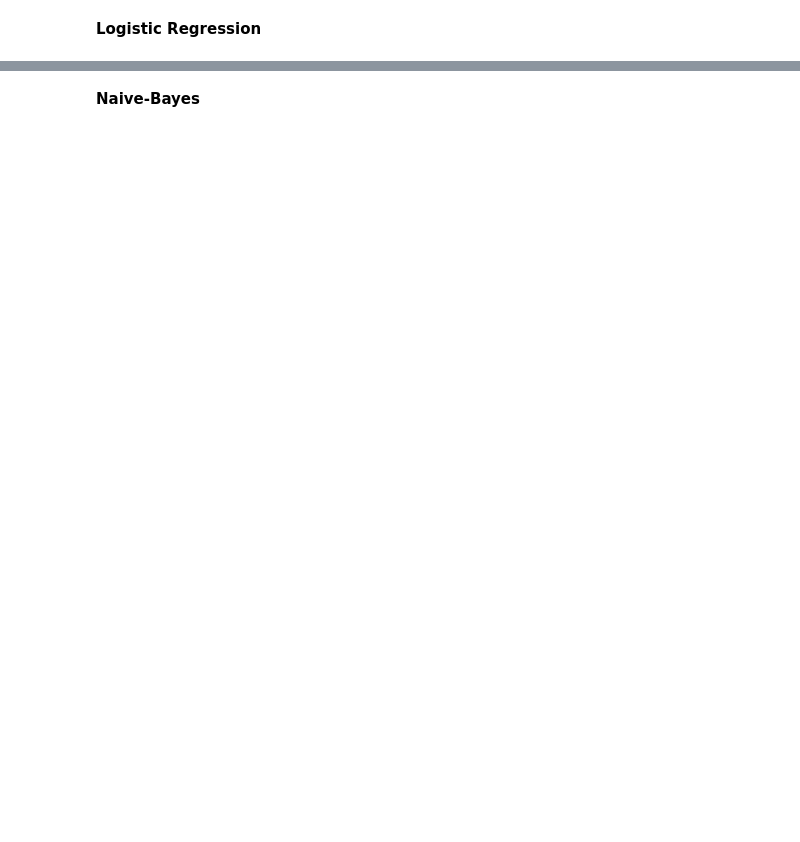
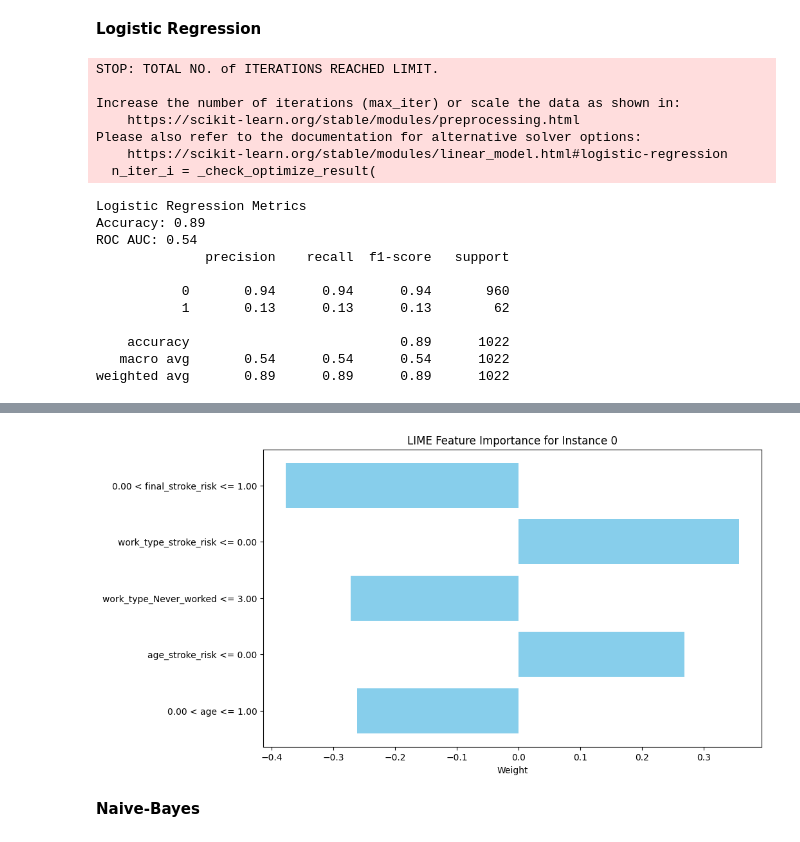
Before and after one commit to zen-0wl/XAl-on-healthcare-diagnostics, a Jupyter notebook: version_2.0/XAI_tabular.ipynb, the cells around one changed output, grey strips where cells are left out. Drawn from its saved outputs; the diff is of its cells as text; code cells hidden in the pictures; blank space fills up the shorter version.

```diff
--- a/version_2.0/XAI_tabular.ipynb
+++ b/version_2.0/XAI_tabular.ipynb
@@ -22,5 +16,6 @@ from alibi.explainers import AnchorTabularExplainer
 # %%
-data = pd.read_csv('healthcare-dataset-stroke-data.csv')
+filepath = 'healthcare-dataset-stroke-data.csv'
+data = pd.read_csv(filepath)
 data.head()
 # %% [output]
 |  | id | gender | age | hypertension | heart_disease | ever_married | work_type | Residence_type | ... |
@@ -74,0 +29,11 @@ For example, when doing 'df[col].method(value, inplace=True)', try using 'df.met
+# %%
+X, y = preprocess_data(filepath, encoding_strategy="label", scale=False)
+
+X_train, X_test, y_train, y_test = train_test_split(X, y, test_size=0.2, random_state=42)
+
+smote = SMOTE(random_state=42)
+X_train_res, y_train_res = smote.fit_resample(X_train, y_train)
+
+# Check if SMOTE worked by displaying the class distribution after resampling
+print(f"Before SMOTE: {y_train.value_counts()}")
+print(f"After SMOTE: {y_train_res.value_counts()}")
@@ -203,0 +132,58 @@ shap.force_plot(explainer.expected_value[1], shap_values[instance_idx], X_test.i
+# %%
+# Preprocess the data with One-Hot Encoding
+X, y = preprocess_data(filepath, encoding_strategy="onehot", scale=True)
+
+lr_model = LogisticRegression()
+lr_model.fit(X_train_res, y_train_res)
+y_pred = lr_model.predict(X_test)
+
+print("Logistic Regression Metrics")
+print(f"Accuracy: {accuracy_score(y_test, y_pred):.2f}")
+print(f"ROC AUC: {roc_auc_score(y_test, y_pred):.2f}")
+print(classification_report(y_test, y_pred))
+
+explainer = LimeTabularExplainer(
+    training_data=X_train_res.values,
+    mode='classification',
+    feature_names=X.columns,
+    class_names=['No Stroke', 'Stroke'],
+    discretize_continuous=True
+)
+
+# Explain an instance (e.g., the first test sample)
+instance_idx = 0  # You can change this to explain different samples
+exp = explainer.explain_instance(X_test.iloc[instance_idx], lr_model.predict_proba, num_features=5)
+
+# Show explanation in notebook
+exp.show_in_notebook()
+
+# Extract feature importance
+lime_explanation = exp.as_list()
+lime_df = pd.DataFrame(lime_explanation, columns=['Feature', 'Weight'])
+
+# Plot the bar graph
+plt.figure(figsize=(10, 6))
+plt.barh(lime_df['Feature'], lime_df['Weight'], color='skyblue')
+plt.xlabel('Weight')
+plt.title(f'LIME Feature Importance for Instance {instance_idx}')
+plt.gca().invert_yaxis()  # Invert y-axis for better readability
+plt.show()
+# %% [output]
+STOP: TOTAL NO. of ITERATIONS REACHED LIMIT.
+
+Increase the number of iterations (max_iter) or scale the data as shown in:
+    https://scikit-learn.org/stable/modules/preprocessing.html
+Please also refer to the documentation for alternative solver options:
+    https://scikit-learn.org/stable/modules/linear_model.html#logistic-regression
+  n_iter_i = _check_optimize_result(
+Logistic Regression Metrics
+Accuracy: 0.89
+ROC AUC: 0.54
+              precision    recall  f1-score   support
+
+           0       0.94      0.94      0.94       960
+           1       0.13      0.13      0.13        62
+
+    accuracy                           0.89      1022
+   macro avg       0.54      0.54      0.54      1022
+weighted avg       0.89      0.89      0.89      1022
@@ -204,2 +191,3 @@ shap.force_plot(explainer.expected_value[1], shap_values[instance_idx], X_test.i
+[figure, added]
 # %% [markdown]
 <font color="bluegrey" size=+1.0><b>Naive-Bayes</b></font>
```
Also changed, not shown: parts of 11 cells of this notebook, 3 other files.
